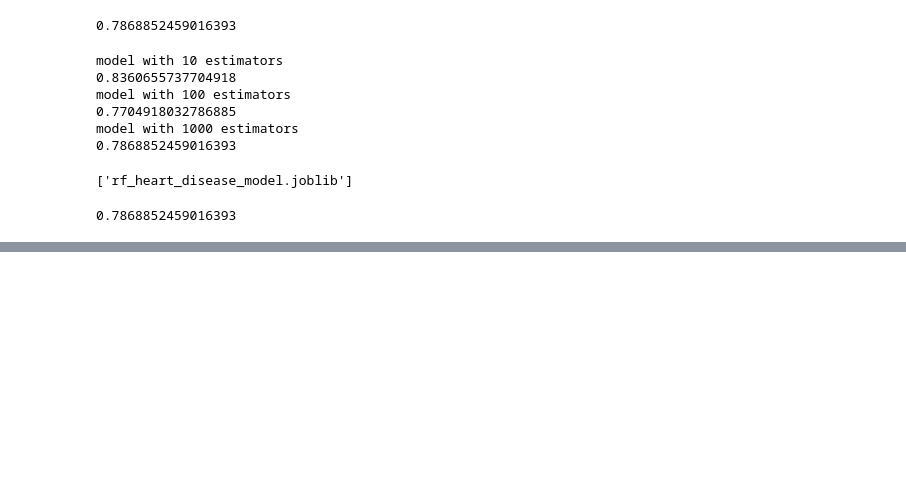
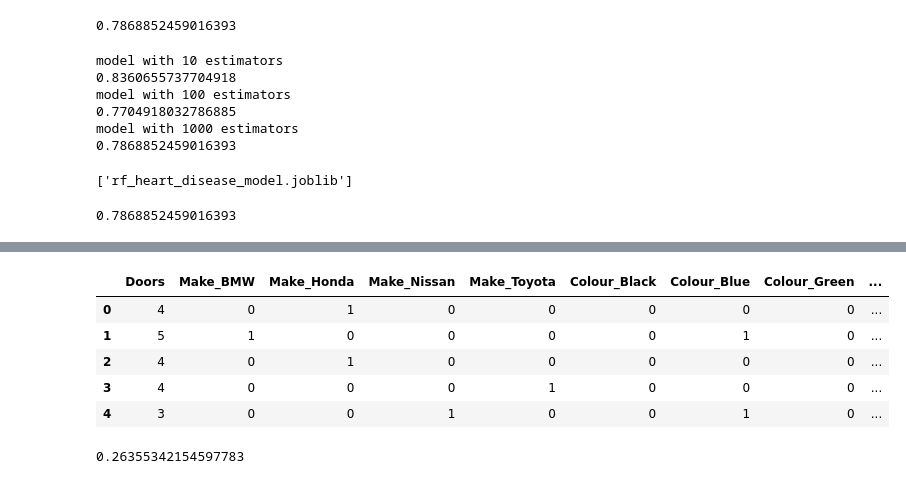
Before and after one commit to Fritz-Stevenson/Machine-Learning, a Jupyter notebook: Sci-Kit-Learn-Walkthrough.ipynb, the cells around one changed output, grey strips where cells are left out. Saved outputs shown, nothing was run; the diff lists cells and outputs as text; code cells hidden in the pictures; blank space fills up the shorter version.

```diff
--- a/Sci-Kit-Learn-Walkthrough.ipynb
+++ b/Sci-Kit-Learn-Walkthrough.ipynb
@@ -151,0 +218,19 @@ ld_model.score(xtest,ytest)
+# %%
+# Alternative to One Hot encoder:
+dummies = pd.get_dummies(df[['Make', 'Colour', 'Doors']])
+alt_X = pd.concat([dummies,df['Odometer (KM)']], axis=1)
+alt_X.head()
+# %% [output]
+|  | Doors | Make_BMW | Make_Honda | Make_Nissan | Make_Toyota | Colour_Black | Colour_Blue | Colour_Green | ... |
+| 0 | 4 | 0 | 1 | 0 | 0 | 0 | 0 | 0 | ... |
+| 1 | 5 | 1 | 0 | 0 | 0 | 0 | 1 | 0 | ... |
+| 2 | 4 | 0 | 1 | 0 | 0 | 0 | 0 | 0 | ... |
+| 3 | 4 | 0 | 0 | 0 | 1 | 0 | 0 | 0 | ... |
+| 4 | 3 | 0 | 0 | 1 | 0 | 0 | 1 | 0 | ... |
+# %%
+# Refitting the model
+xtrain,xtest,ytrain,ytest = train_test_split(X_T, y, test_size=0.2)
+rfr.fit(xtrain,ytrain)
+rfr.score(xtest,ytest)
+# %% [output]
+0.26355342154597783
```
Also changed, not shown: parts of 16 cells of this notebook.
